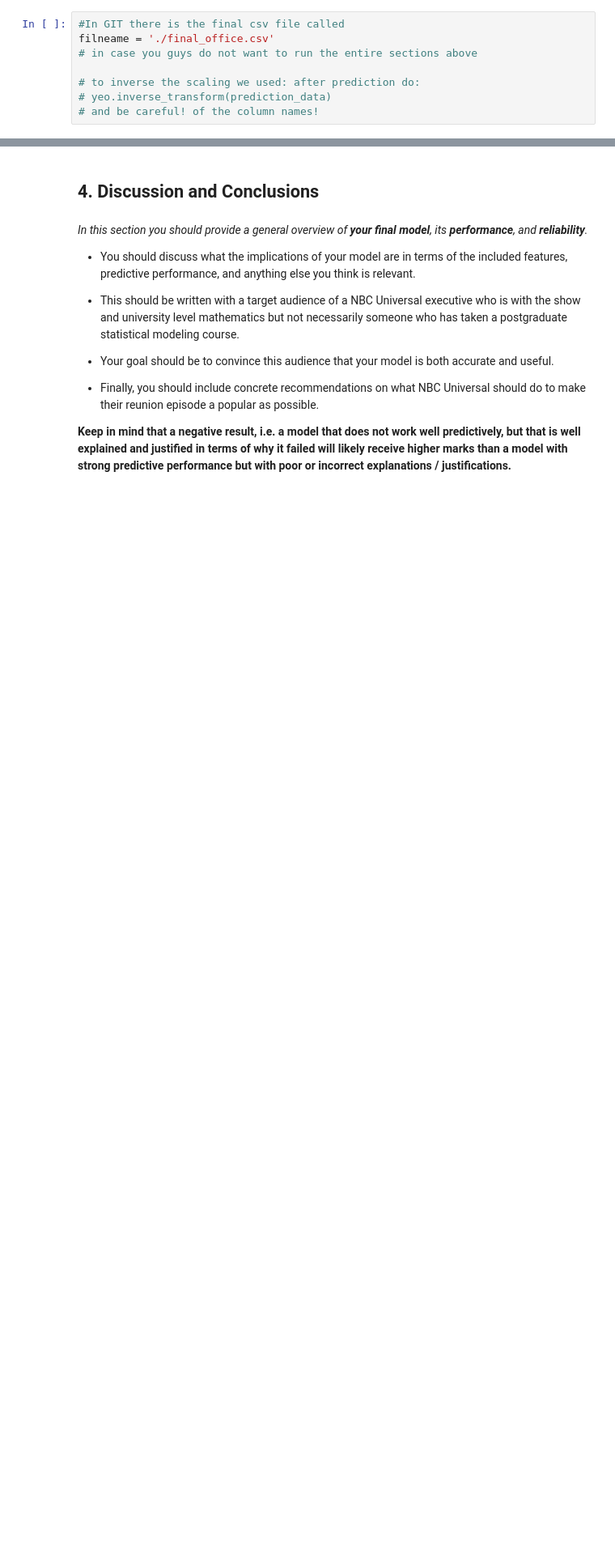
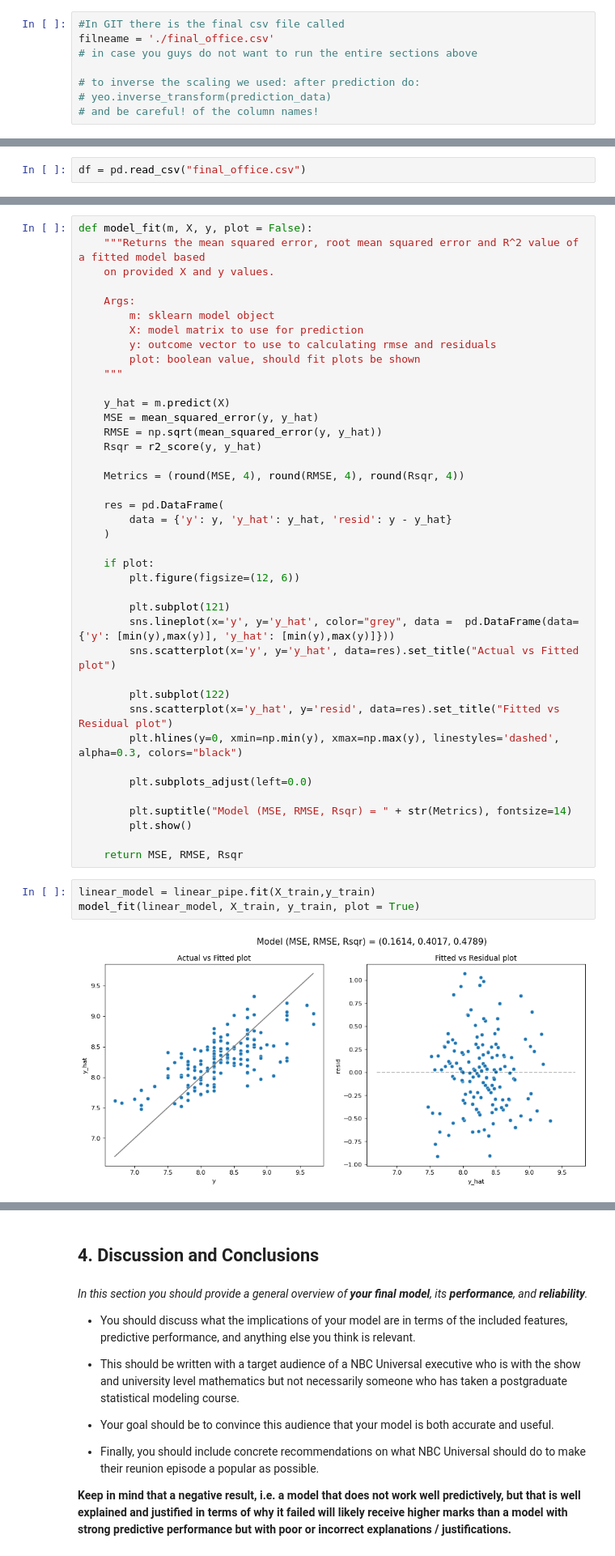
Before and after one commit to Mengyao41/ML_proj1, a Jupyter notebook: project1.ipynb, the cells around one changed output, grey strips where cells are left out. Shown at 81% size. Drawn from its saved outputs; the diff is of its cells as text; blank space fills up the shorter version.

Commit message:
original models

```diff
--- a/project1.ipynb
+++ b/project1.ipynb
@@ -415,0 +429,2 @@ filneame = './final_office.csv'
+# %%
+df = pd.read_csv("final_office.csv")
@@ -415,0 +462,45 @@ filneame = './final_office.csv'
+# %%
+def model_fit(m, X, y, plot = False):
+    """Returns the mean squared error, root mean squared error and R^2 value of a fitted model based
+    on provided X and y values.
+
+    Args:
+        m: sklearn model object
+        X: model matrix to use for prediction
+        y: outcome vector to use to calculating rmse and residuals
+        plot: boolean value, should fit plots be shown
+    """
+
+    y_hat = m.predict(X)
+    MSE = mean_squared_error(y, y_hat)
+    RMSE = np.sqrt(mean_squared_error(y, y_hat))
+    Rsqr = r2_score(y, y_hat)
+
+    Metrics = (round(MSE, 4), round(RMSE, 4), round(Rsqr, 4))
+
+    res = pd.DataFrame(
+        data = {'y': y, 'y_hat': y_hat, 'resid': y - y_hat}
+    )
+
+    if plot:
+        plt.figure(figsize=(12, 6))
+
+        plt.subplot(121)
+        sns.lineplot(x='y', y='y_hat', color="grey", data =  pd.DataFrame(data={'y': [min(y),max(y)], 'y_hat': [min(y),max(y)]}))
+        sns.scatterplot(x='y', y='y_hat', data=res).set_title("Actual vs Fitted plot")
+
+        plt.subplot(122)
+        sns.scatterplot(x='y_hat', y='resid', data=res).set_title("Fitted vs Residual plot")
+        plt.hlines(y=0, xmin=np.min(y), xmax=np.max(y), linestyles='dashed', alpha=0.3, colors="black")
+
+        plt.subplots_adjust(left=0.0)
+
+        plt.suptitle("Model (MSE, RMSE, Rsqr) = " + str(Metrics), fontsize=14)
+        plt.show()
+
+    return MSE, RMSE, Rsqr
+# %%
+linear_model = linear_pipe.fit(X_train,y_train)
+model_fit(linear_model, X_train, y_train, plot = True)
+# %% [output]
+[figure, added]
```
Also changed, not shown: parts of 9 cells of this notebook.
